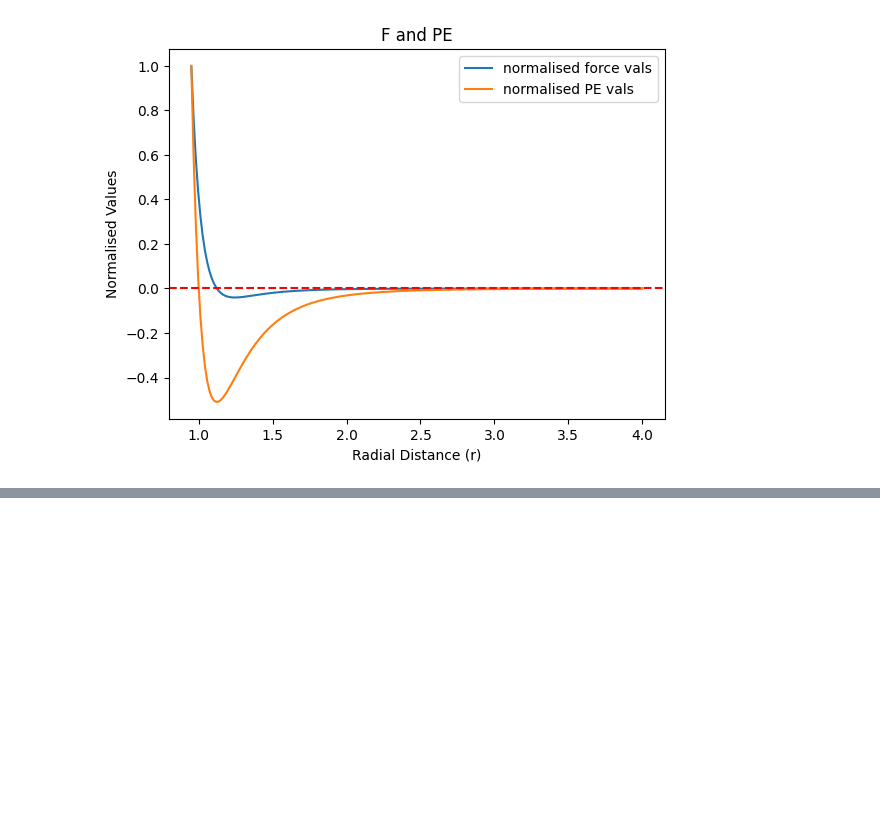
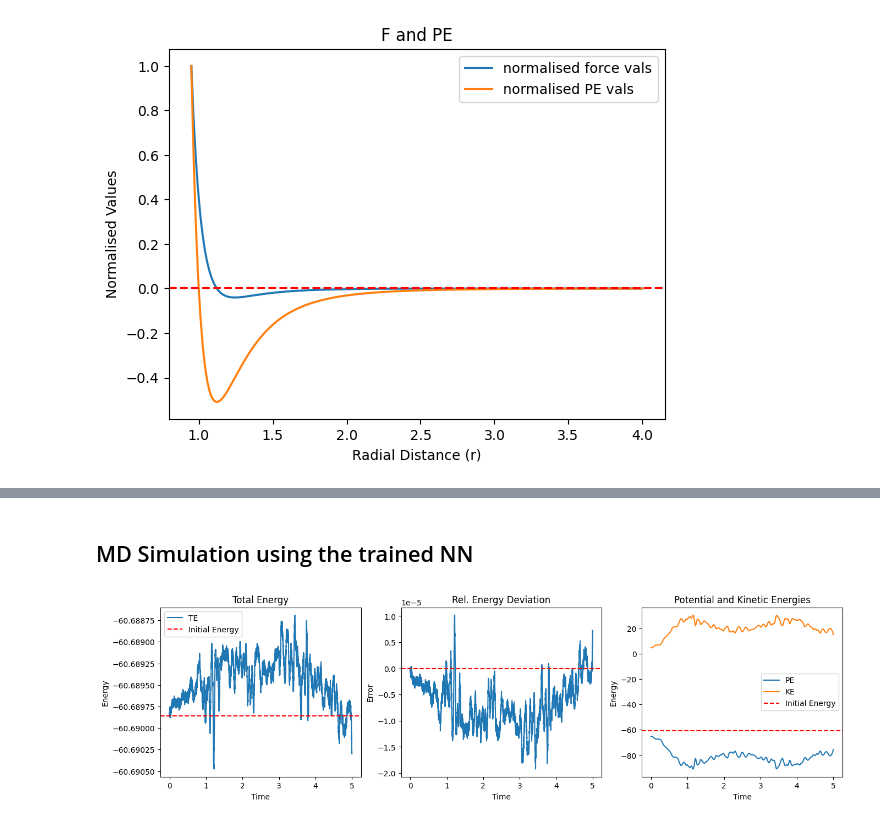
Before and after one commit to ChandraAnunay/PINN, a Jupyter notebook: Molecular Dynamics/2_Machine_learn_LJ_potential.ipynb, the cells around one changed output, grey strips where cells are left out. Cells and saved outputs as stored; diff of their text form; code cells hidden in the pictures; blank space fills up the shorter version.

Commit message:
LJ potential added

```diff
--- a/Molecular Dynamics/2_Machine_learn_LJ_potential.ipynb
+++ b/Molecular Dynamics/2_Machine_learn_LJ_potential.ipynb
@@ -142,0 +143,2 @@ plt.show()
+# %% [markdown]
+## MD Simulation using the trained NN
@@ -142,0 +212,28 @@ plt.show()
+# %%
+# checking the energy of the system
+t_arr = torch.linspace(t0,tf,N)
+plt.figure(figsize = (16,4))
+plt.subplot(1,3,1)
+plt.plot(t_arr,TE_arr,label = 'TE')
+plt.title("Total Energy")
+plt.xlabel('Time')
+plt.ylabel('Energy')
+plt.axhline(TE_arr[0],ls = '--',c = 'red',label = 'Initial Energy')
+plt.legend()
+plt.subplot(1,3,2)
+plt.plot(t_arr,(TE_arr-TE_arr[0])/TE_arr[0])
+plt.title("Rel. Energy Deviation")
+plt.xlabel('Time')
+plt.ylabel('Error')
+plt.axhline(0,ls = '--',c = 'red')
+plt.subplot(1,3,3)
+plt.plot(t_arr,PE_arr,label = 'PE')
+plt.plot(t_arr,KE_arr,label = 'KE')
+plt.title("Potential and Kinetic Energies")
+plt.xlabel('Time')
+plt.ylabel('Energy')
+plt.axhline(TE_arr[0],ls = '--',c = 'red',label = 'Initial Energy')
+plt.legend()
+plt.show()
+# %% [output]
+[figure, added]
```
Also changed, not shown: parts of 10 cells of this notebook, 1 other file.
